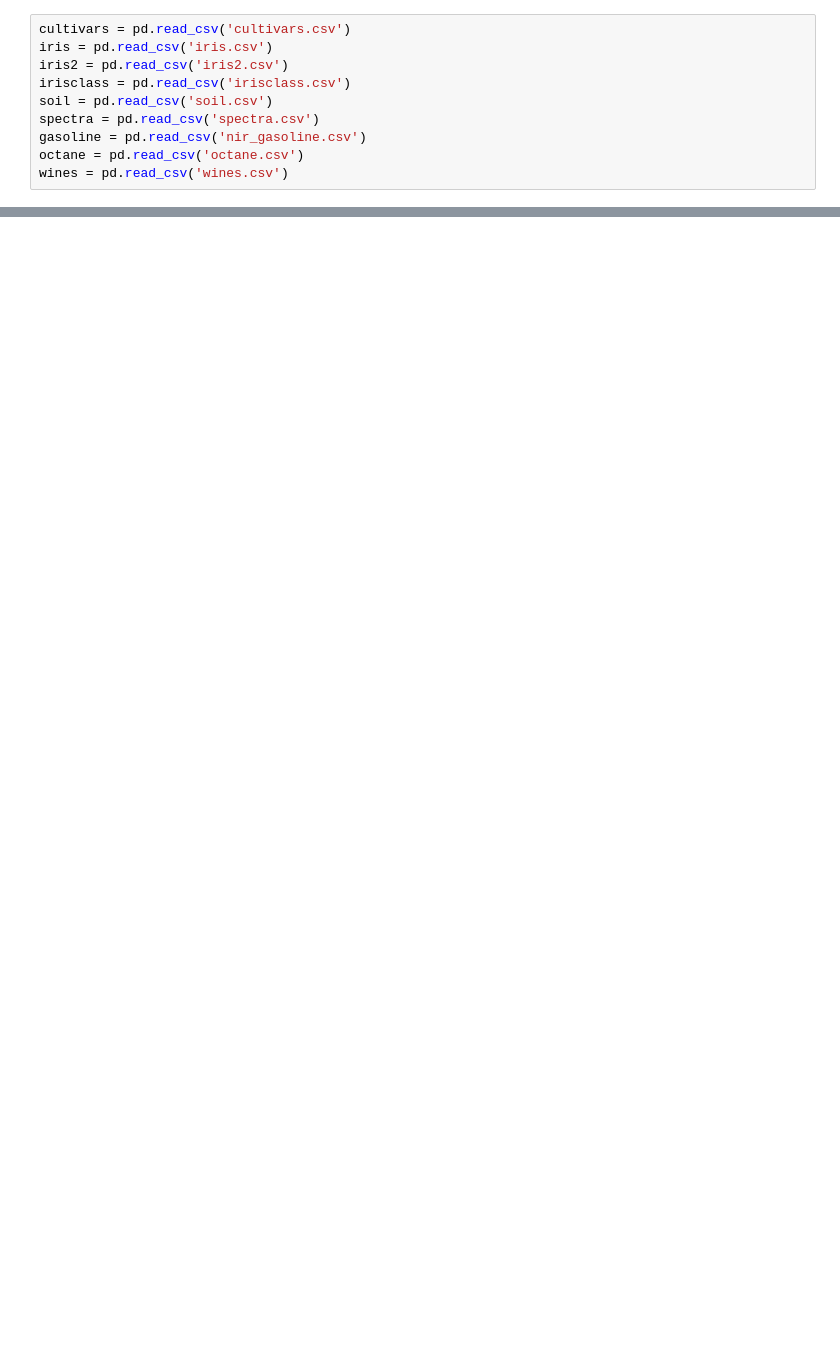
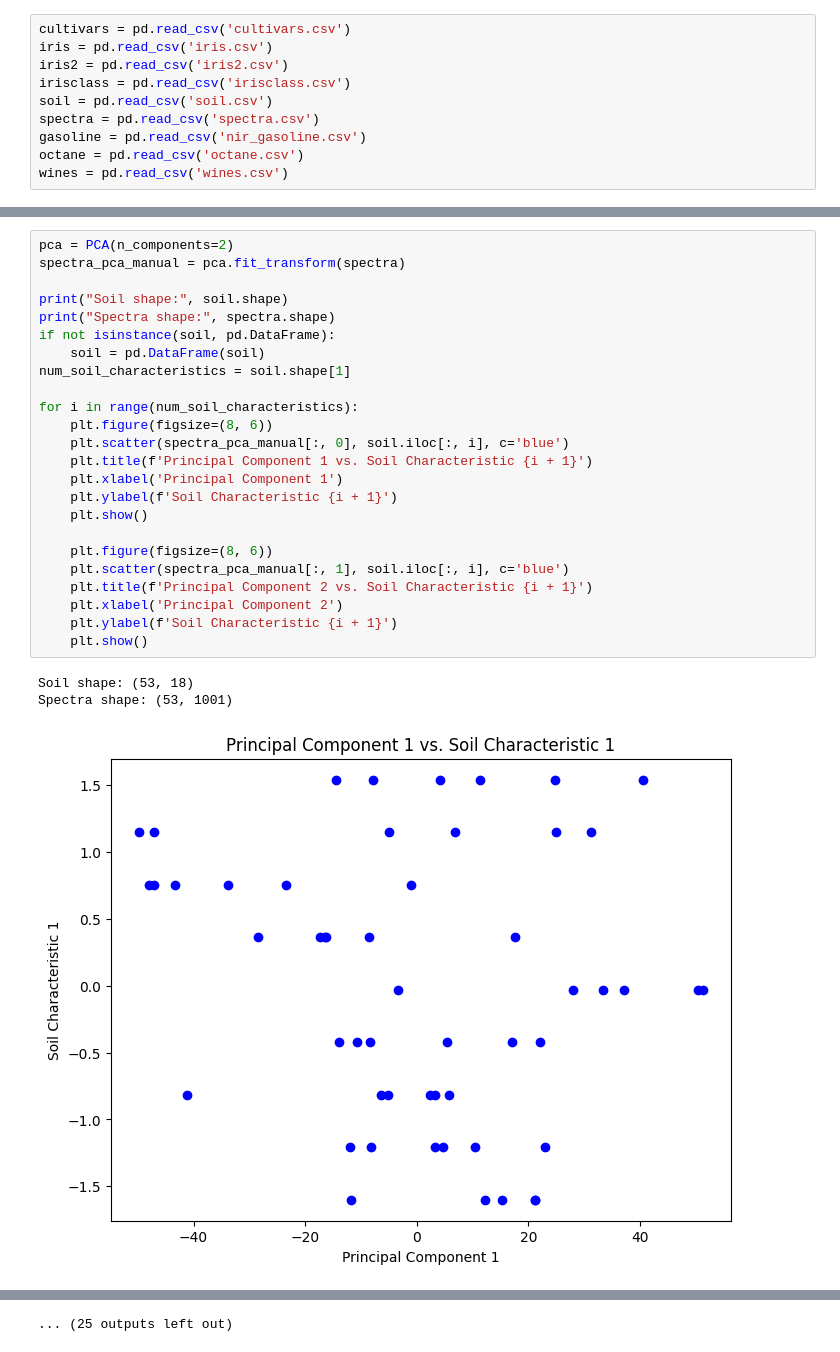
Before and after one commit to JaiVR/nir_chemometrics, a Jupyter notebook: chemometrics.ipynb, the cells around one changed output, grey strips where cells are left out. Saved outputs shown, nothing was run; the diff lists cells and outputs as text; blank space fills up the shorter version.

```diff
--- a/chemometrics.ipynb
+++ b/chemometrics.ipynb
@@ -55,0 +428,28 @@ spectra = pd.read_csv('spectra.csv', header=None, names=column_names_spectra).dr
+# %%
+pca = PCA(n_components=2)
+spectra_pca_manual = pca.fit_transform(spectra)
+
+print("Soil shape:", soil.shape)
+print("Spectra shape:", spectra.shape)
+if not isinstance(soil, pd.DataFrame):
+    soil = pd.DataFrame(soil)
+num_soil_characteristics = soil.shape[1]
+
+for i in range(num_soil_characteristics):
+    plt.figure(figsize=(8, 6))
+    plt.scatter(spectra_pca_manual[:, 0], soil.iloc[:, i], c='blue')
+    plt.title(f'Principal Component 1 vs. Soil Characteristic {i + 1}')
+    plt.xlabel('Principal Component 1')
+    plt.ylabel(f'Soil Characteristic {i + 1}')
+    plt.show()
+
+    plt.figure(figsize=(8, 6))
+    plt.scatter(spectra_pca_manual[:, 1], soil.iloc[:, i], c='blue')
+    plt.title(f'Principal Component 2 vs. Soil Characteristic {i + 1}')
+    plt.xlabel('Principal Component 2')
+    plt.ylabel(f'Soil Characteristic {i + 1}')
+    plt.show()
+# %% [output]
+Soil shape: (53, 18)
+Spectra shape: (53, 1001)
+[figure, added]
@@ -55,0 +466 @@ spectra = pd.read_csv('spectra.csv', header=None, names=column_names_spectra).dr
+... (25 outputs left out)
```
Also changed, not shown: parts of 43 cells of this notebook.
